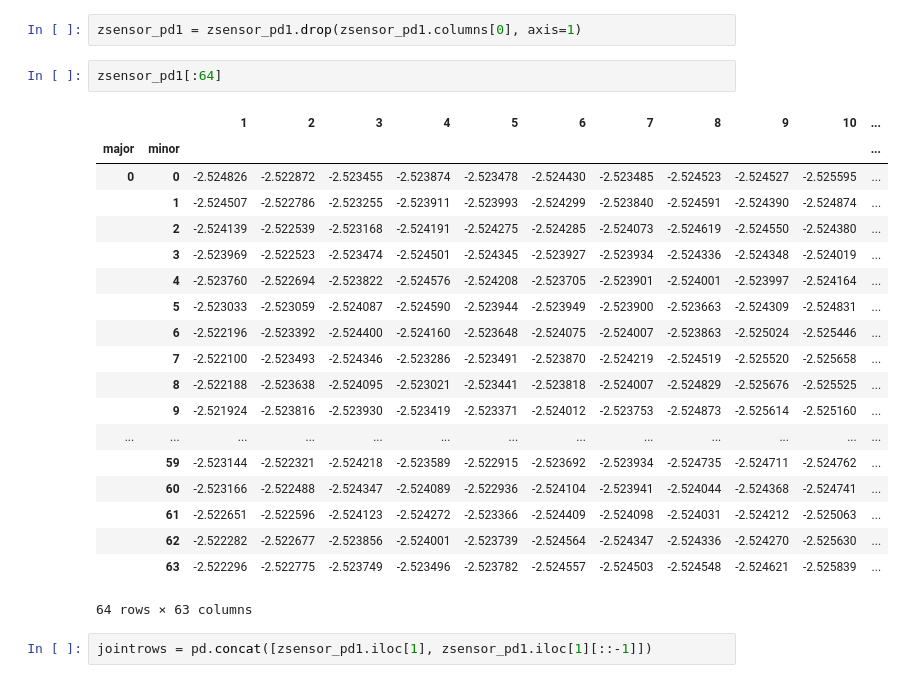
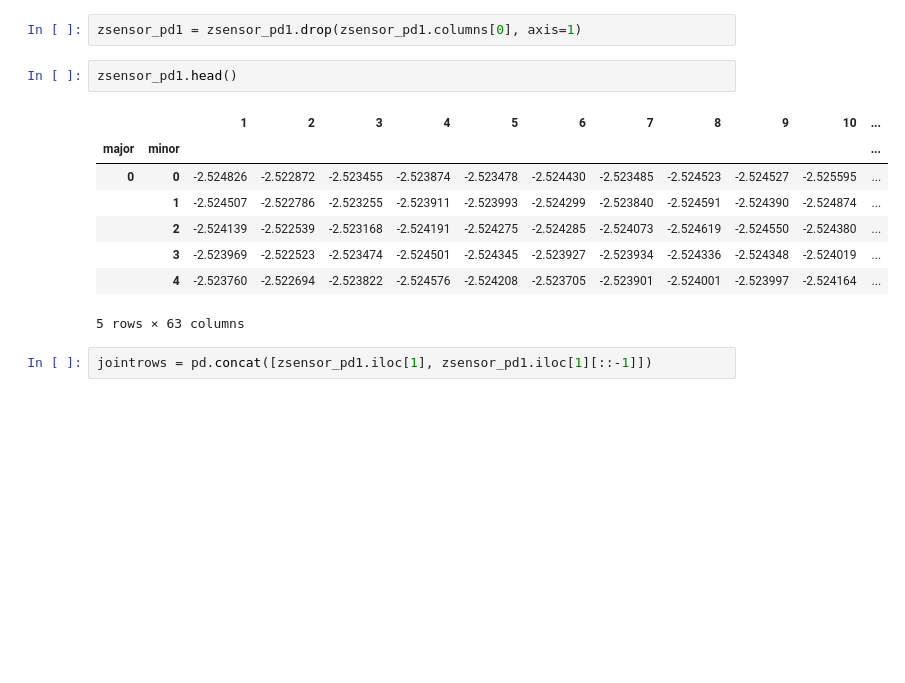
Before and after one commit to EdwardZheng0312/3ddatadiver, a Jupyter notebook: doc/AFM_Explortation.ipynb, the cells around one changed output. Cells and saved outputs as stored; diff of their text form; blank space fills up the shorter version.

Commit message:
Working on Zsensor correction

```diff
--- a/doc/AFM_Explortation.ipynb
+++ b/doc/AFM_Explortation.ipynb
@@ -715,27 +715,16 @@ phase_pd1 = phase_pd1.drop(phase_pd1.columns[0], axis=1)
 # %%
 zsensor_pd1 = zsensor_pd1.drop(zsensor_pd1.columns[0], axis=1)
 # %%
-zsensor_pd1[:64]
+zsensor_pd1.head()
 # %% [output]
 |  |  | 1 | 2 | 3 | 4 | 5 | 6 | 7 | 8 | 9 | 10 | ... |
 | major | minor |  |  |  |  |  |  |  |  |  |  | ... |
 | 0 | 0 | -2.524826 | -2.522872 | -2.523455 | -2.523874 | -2.523478 | -2.524430 | -2.523485 | -2.524523 | -2.524527 | -2.525595 | ... |
 |  | 1 | -2.524507 | -2.522786 | -2.523255 | -2.523911 | -2.523993 | -2.524299 | -2.523840 | -2.524591 | -2.524390 | -2.524874 | ... |
 |  | 2 | -2.524139 | -2.522539 | -2.523168 | -2.524191 | -2.524275 | -2.524285 | -2.524073 | -2.524619 | -2.524550 | -2.524380 | ... |
 |  | 3 | -2.523969 | -2.522523 | -2.523474 | -2.524501 | -2.524345 | -2.523927 | -2.523934 | -2.524336 | -2.524348 | -2.524019 | ... |
 |  | 4 | -2.523760 | -2.522694 | -2.523822 | -2.524576 | -2.524208 | -2.523705 | -2.523901 | -2.524001 | -2.523997 | -2.524164 | ... |
-|  | 5 | -2.523033 | -2.523059 | -2.524087 | -2.524590 | -2.523944 | -2.523949 | -2.523900 | -2.523663 | -2.524309 | -2.524831 | ... |
-|  | 6 | -2.522196 | -2.523392 | -2.524400 | -2.524160 | -2.523648 | -2.524075 | -2.524007 | -2.523863 | -2.525024 | -2.525446 | ... |
-|  | 7 | -2.522100 | -2.523493 | -2.524346 | -2.523286 | -2.523491 | -2.523870 | -2.524219 | -2.524519 | -2.525520 | -2.525658 | ... |
-|  | 8 | -2.522188 | -2.523638 | -2.524095 | -2.523021 | -2.523441 | -2.523818 | -2.524007 | -2.524829 | -2.525676 | -2.525525 | ... |
-|  | 9 | -2.521924 | -2.523816 | -2.523930 | -2.523419 | -2.523371 | -2.524012 | -2.523753 | -2.524873 | -2.525614 | -2.525160 | ... |
-| ... | ... | ... | ... | ... | ... | ... | ... | ... | ... | ... | ... | ... |
-|  | 59 | -2.523144 | -2.522321 | -2.524218 | -2.523589 | -2.522915 | -2.523692 | -2.523934 | -2.524735 | -2.524711 | -2.524762 | ... |
-|  | 60 | -2.523166 | -2.522488 | -2.524347 | -2.524089 | -2.522936 | -2.524104 | -2.523941 | -2.524044 | -2.524368 | -2.524741 | ... |
-|  | 61 | -2.522651 | -2.522596 | -2.524123 | -2.524272 | -2.523366 | -2.524409 | -2.524098 | -2.524031 | -2.524212 | -2.525063 | ... |
-|  | 62 | -2.522282 | -2.522677 | -2.523856 | -2.524001 | -2.523739 | -2.524564 | -2.524347 | -2.524336 | -2.524270 | -2.525630 | ... |
-|  | 63 | -2.522296 | -2.522775 | -2.523749 | -2.523496 | -2.523782 | -2.524557 | -2.524503 | -2.524548 | -2.524621 | -2.525839 | ... |
-64 rows × 63 columns
+5 rows × 63 columns
 # %%
 jointrows = pd.concat([zsensor_pd1.iloc[1], zsensor_pd1.iloc[1][::-1]])
 # %%
```
Also changed, not shown: parts of 8 cells of this notebook.
